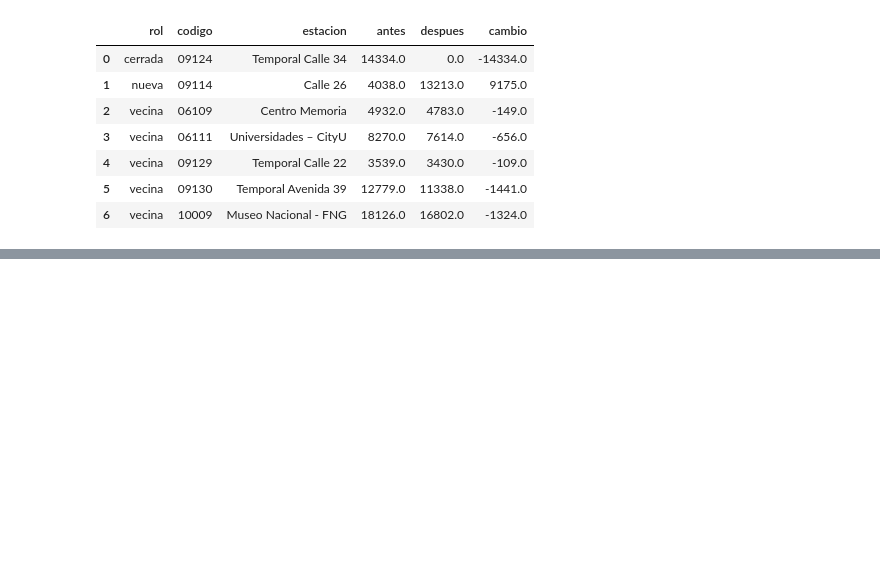
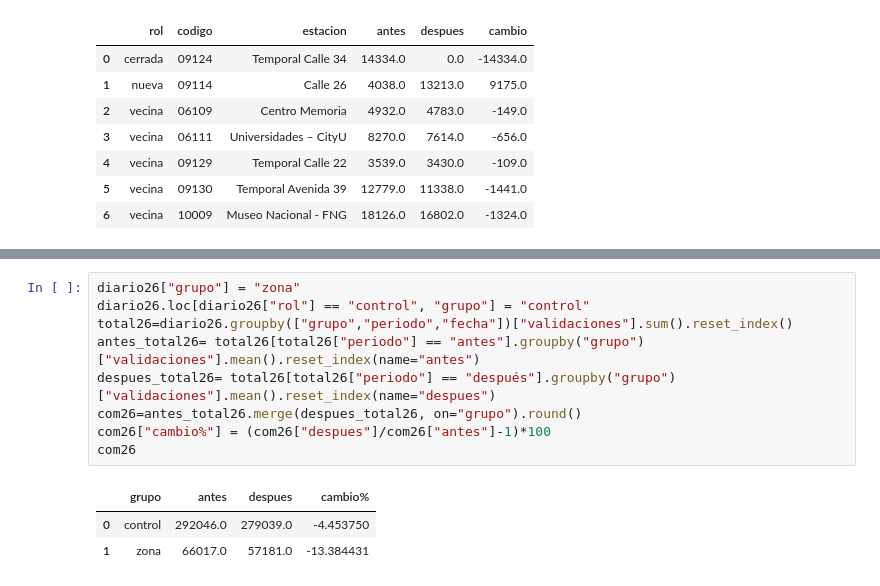
Before and after one commit to Sebast68h/Proyecto2-Transmilenio, a Jupyter notebook: NOOTEBOOKS/03_analisis.ipynb, the cells around one changed output, grey strips where cells are left out. Saved outputs shown, nothing was run; the diff lists cells and outputs as text; blank space fills up the shorter version.

```diff
--- a/NOOTEBOOKS/03_analisis.ipynb
+++ b/NOOTEBOOKS/03_analisis.ipynb
@@ -277,0 +331,13 @@ Calle 26: todas las estaciones bajaron. Pensamos que fue por las vacaciones de m
+# %%
+diario26["grupo"] = "zona"
+diario26.loc[diario26["rol"] == "control", "grupo"] = "control"
+total26=diario26.groupby(["grupo","periodo","fecha"])["validaciones"].sum().reset_index()
+antes_total26= total26[total26["periodo"] == "antes"].groupby("grupo")["validaciones"].mean().reset_index(name="antes")
+despues_total26= total26[total26["periodo"] == "después"].groupby("grupo")["validaciones"].mean().reset_index(name="despues")
+com26=antes_total26.merge(despues_total26, on="grupo").round()
+com26["cambio%"] = (com26["despues"]/com26["antes"]-1)*100
+com26
+# %% [output]
+|  | grupo | antes | despues | cambio% |
+| 0 | control | 292046.0 | 279039.0 | -4.453750 |
+| 1 | zona | 66017.0 | 57181.0 | -13.384431 |
```
Also changed, not shown: parts of 12 cells of this notebook, 1 other file.
